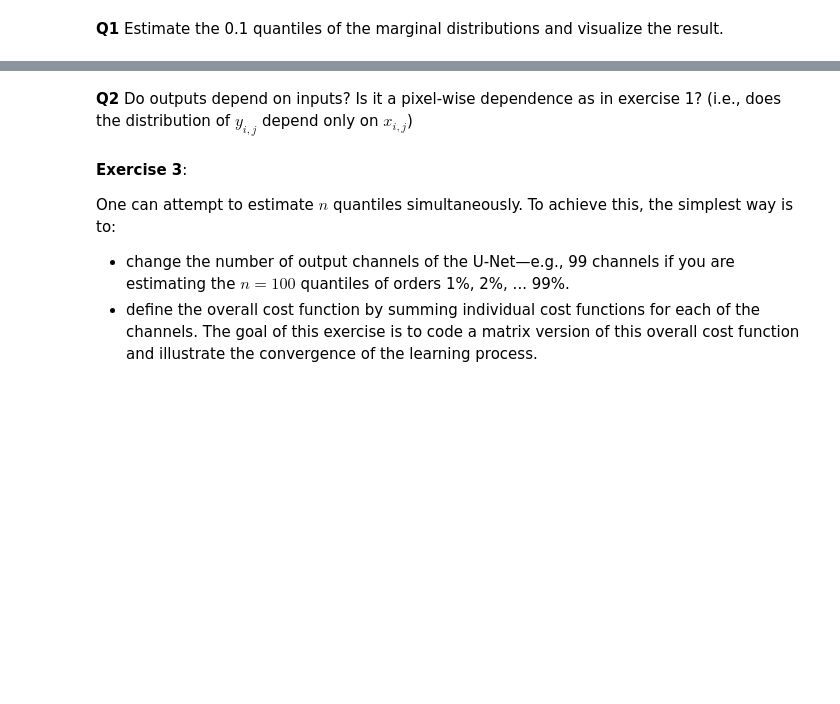
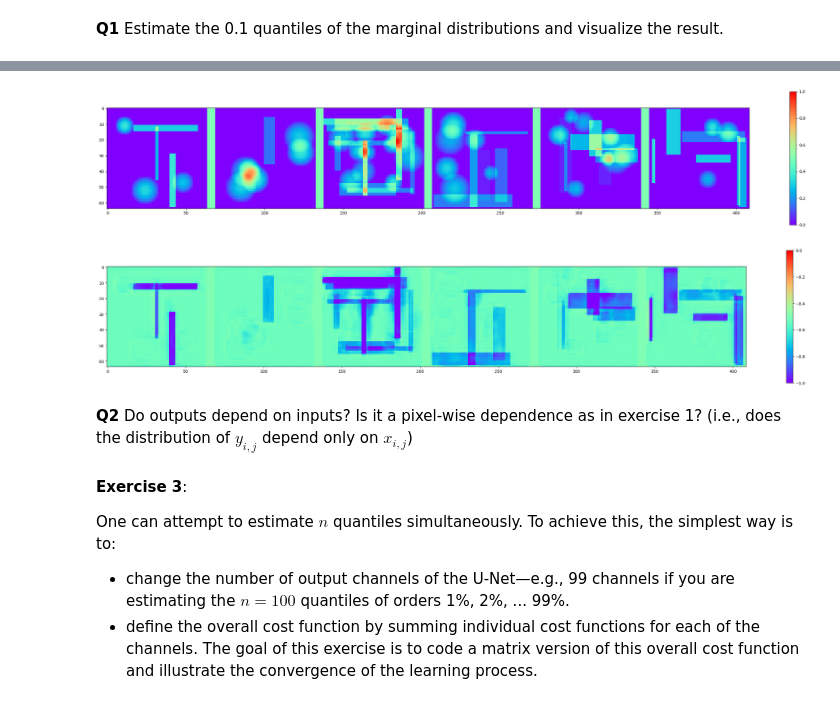
Before and after one commit to nanopiero/ML_S5_etudiants, a Jupyter notebook: practicals/P7/P7_instructions.ipynb, the cells around one changed output, grey strips where cells are left out. Saved outputs shown, nothing was run; the diff lists cells and outputs as text; code cells hidden in the pictures; blank space fills up the shorter version.

```diff
--- a/practicals/P7/P7_instructions.ipynb
+++ b/practicals/P7/P7_instructions.ipynb
@@ -175,15 +262,20 @@ for epoch in range(nepochs):
 # %%
 #visualisation:
 
 fcn.eval()
 
 input, target = gen_proba_2(6)
 
-...
+# BEGIN
+output = fcn(input.cuda())
+# END
 
 fig = plt.figure(0, figsize=(36, 6))
 voir_batch2D(input, 6, fig, k=0, min_scale=0,max_scale=1)
 fig1 = plt.figure(1, figsize=(36, 6))
 voir_batch2D(output.detach().cpu(), 6, fig1, k=0, min_scale=-1,max_scale=0)
+# %% [output]
+[figure, added]
+[figure, added]
 # %% [markdown]
 **Q2** Do outputs depend on inputs? Is it a pixel-wise dependence as in exercise 1? (i.e., does the distribution of $y_{i,j}$ depend only on $x_{i,j}$)
```
Also changed, not shown: parts of 16 cells of this notebook.
